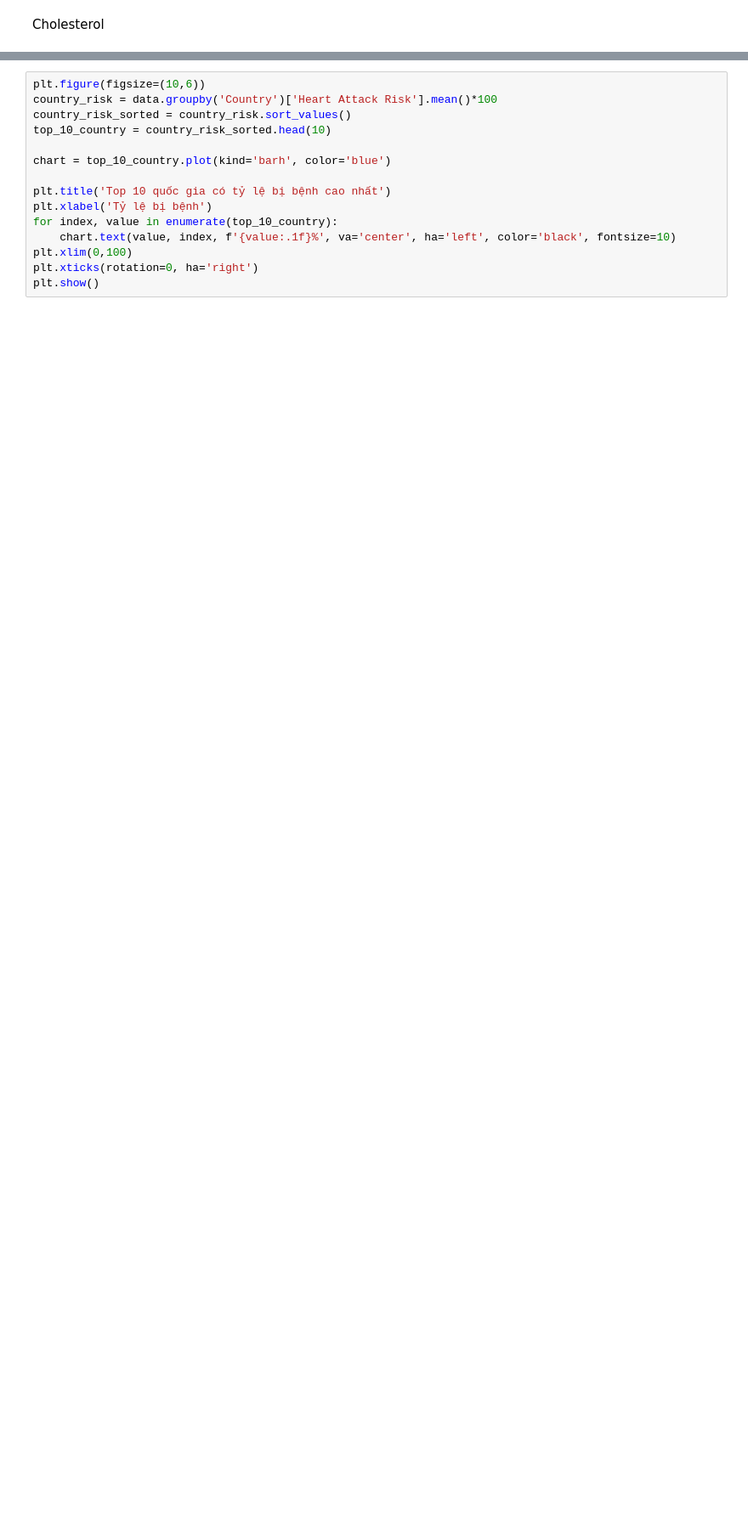
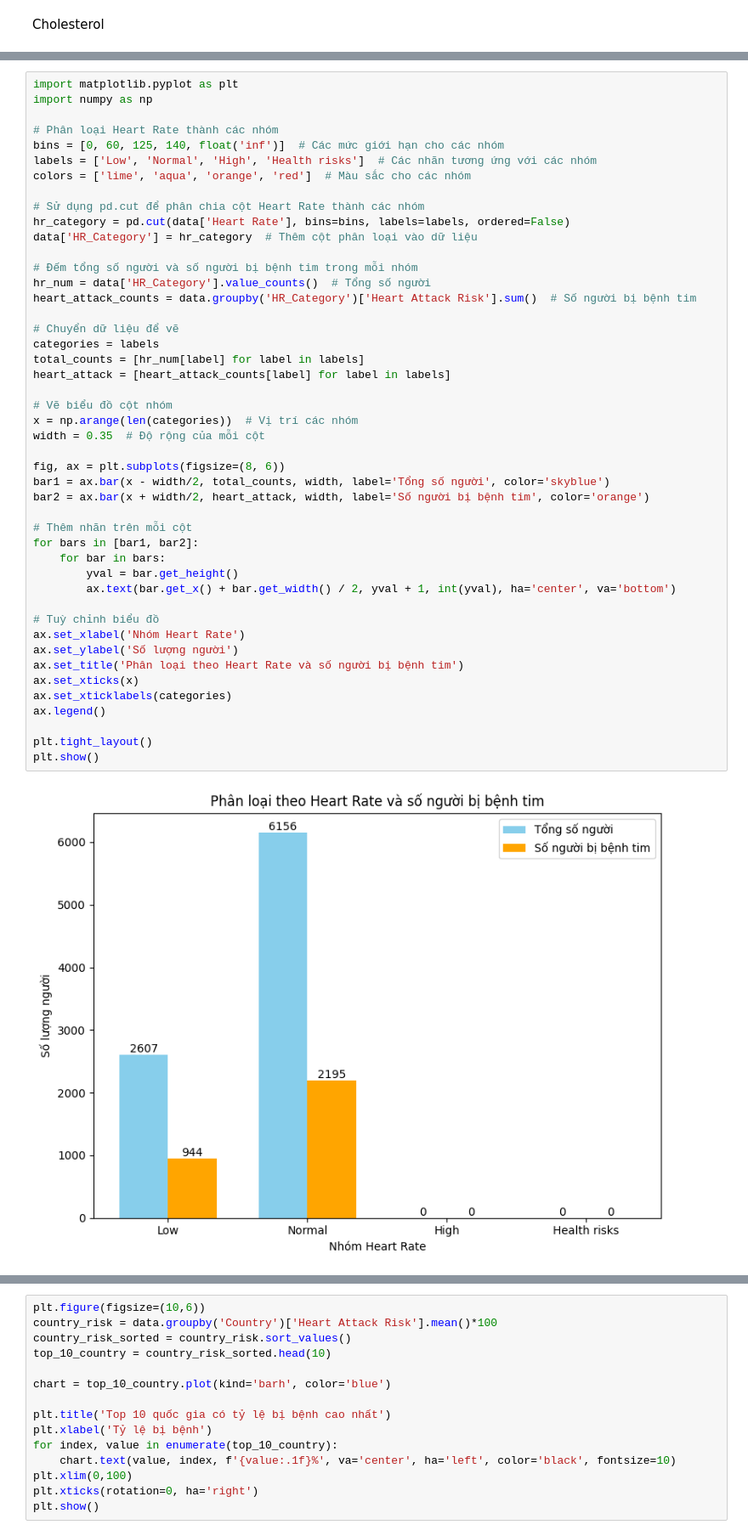
Before and after one commit to thangtrandoan/DataProcessing-Project, a Jupyter notebook: test.ipynb, the cells around one changed output, grey strips where cells are left out. Shown at 85% size. Saved outputs shown, nothing was run; the diff lists cells and outputs as text; blank space fills up the shorter version.

```diff
--- a/test.ipynb
+++ b/test.ipynb
@@ -391,0 +494,48 @@ plt.show()
+# %%
+import matplotlib.pyplot as plt
+import numpy as np
+
+# Phân loại Heart Rate thành các nhóm
+bins = [0, 60, 125, 140, float('inf')]  # Các mức giới hạn cho các nhóm
+labels = ['Low', 'Normal', 'High', 'Health risks']  # Các nhãn tương ứng với các nhóm
+colors = ['lime', 'aqua', 'orange', 'red']  # Màu sắc cho các nhóm
+
+# Sử dụng pd.cut để phân chia cột Heart Rate thành các nhóm
+hr_category = pd.cut(data['Heart Rate'], bins=bins, labels=labels, ordered=False)
+data['HR_Category'] = hr_category  # Thêm cột phân loại vào dữ liệu
+
+# Đếm tổng số người và số người bị bệnh tim trong mỗi nhóm
+hr_num = data['HR_Category'].value_counts()  # Tổng số người
+heart_attack_counts = data.groupby('HR_Category')['Heart Attack Risk'].sum()  # Số người bị bệnh tim
+
+# Chuyển dữ liệu để vẽ
+categories = labels
+total_counts = [hr_num[label] for label in labels]
+heart_attack = [heart_attack_counts[label] for label in labels]
+
+# Vẽ biểu đồ cột nhóm
+x = np.arange(len(categories))  # Vị trí các nhóm
+width = 0.35  # Độ rộng của mỗi cột
+
+fig, ax = plt.subplots(figsize=(8, 6))
+bar1 = ax.bar(x - width/2, total_counts, width, label='Tổng số người', color='skyblue')
+bar2 = ax.bar(x + width/2, heart_attack, width, label='Số người bị bệnh tim', color='orange')
+
+# Thêm nhãn trên mỗi cột
+for bars in [bar1, bar2]:
+    for bar in bars:
+        yval = bar.get_height()
+        ax.text(bar.get_x() + bar.get_width() / 2, yval + 1, int(yval), ha='center', va='bottom')
+
+# Tuỳ chỉnh biểu đồ
+ax.set_xlabel('Nhóm Heart Rate')
+ax.set_ylabel('Số lượng người')
+ax.set_title('Phân loại theo Heart Rate và số người bị bệnh tim')
+ax.set_xticks(x)
+ax.set_xticklabels(categories)
+ax.legend()
+
+plt.tight_layout()
+plt.show()
+# %% [output]
+[figure, added]
```
Also changed, not shown: parts of 25 cells of this notebook.
